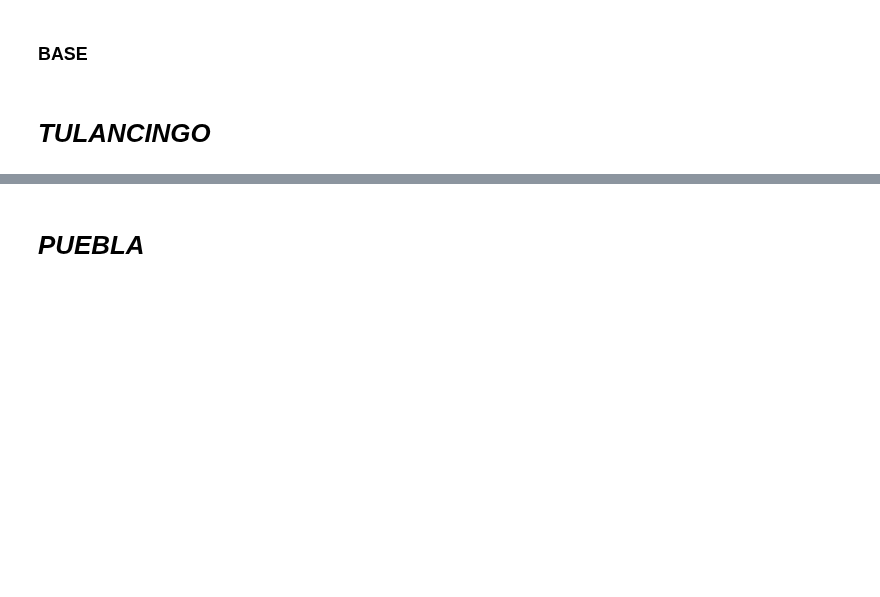
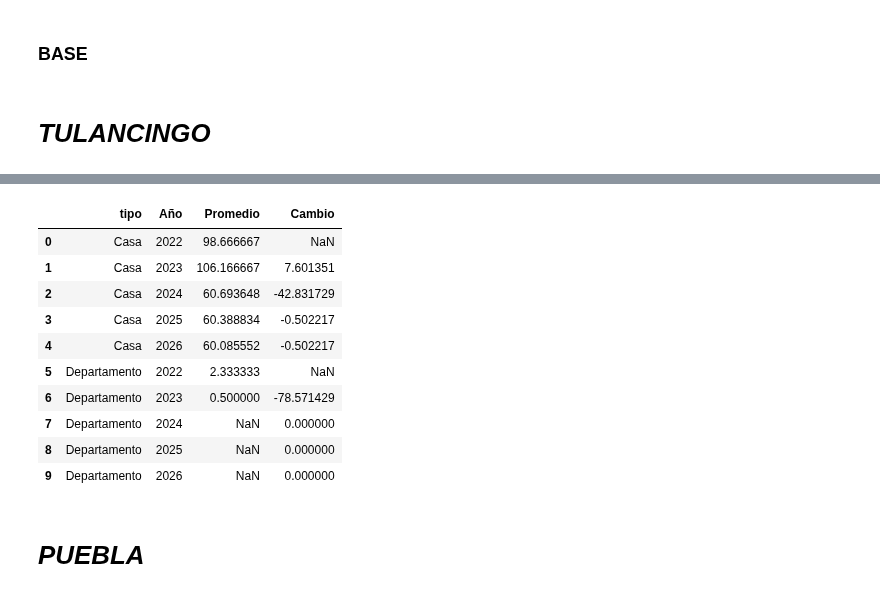
Before and after one commit to MiguelDWT4toCreativo/Datalpine, a Jupyter notebook: resources/jupyter/forecast_casasdept.ipynb, the cells around one changed output, grey strips where cells are left out. Drawn from its saved outputs; the diff is of its cells as text; code cells hidden in the pictures; blank space fills up the shorter version.

```diff
--- a/resources/jupyter/forecast_casasdept.ipynb
+++ b/resources/jupyter/forecast_casasdept.ipynb
@@ -62,0 +354,27 @@ print(dataframes_tulancingo)
+# %%
+# Lista de meses que queremos agregar
+meses_nuevos = ['Enero', 'Febrero', 'Marzo', 'Abril', 'Mayo', 'Junio', 'Julio', 'Agosto', 'Septiembre', 'Octubre', 'Noviembre', 'Diciembre']
+df = df_tulancingo
+# Promedios de cambio predefinidos
+promedio_cambio_casa = promedio_cambio_casa
+promedio_cambio_dept = promedio_cambio_dept
+
+# Itera sobre los nuevos meses y agrega los datos al DataFrame
+for año in range(2024, 2027):
+    for mes in meses_nuevos:
+        # Encuentra el último mes disponible en el año anterior
+        ultimo_mes_disponible = df[df['Año'] == año - 1]['Mes'].iloc[-1]
+
+        for tipo in df['tipo'].unique():
+            # Calcula los nuevos datos usando los promedios de cambio predefinidos
+            if tipo == 'Casa':
+                promedio_cambio_tipo = promedio_cambio_casa
+            else:
+                promedio_cambio_tipo = promedio_cambio_dept
+
+            ultimo_conteo = df[(df['tipo'] == tipo) & (df['Año'] == año - 1) & (df['Mes'] == ultimo_mes_disponible)]['Conteo'].iloc[-1]
+            nuevo_conteo = ultimo_conteo * (1 + promedio_cambio_tipo / 100)
+
+            # Actualiza el DataFrame con los nuevos datos
+            df = df.append({'tipo': tipo, 'Conteo': nuevo_conteo, 'Mes': mes, 'Año': año}, ignore_index=True)
+print(df)
@@ -62,0 +430,5 @@ print(dataframes_tulancingo)
+# %%
+df.drop(columns=['Cambio'], inplace=True)
+df_tulancingo = df.groupby(['tipo', 'Año'])['Conteo'].mean().reset_index()
+df_tulancingo.columns = ['tipo', 'Año', 'Promedio']
+df_tulancingo
@@ -62,0 +447,15 @@ print(dataframes_tulancingo)
+# %%
+df_tulancingo['Cambio'] = df_tulancingo.groupby('tipo')['Promedio'].pct_change() * 100
+df_tulancingo
+# %% [output]
+|  | tipo | Año | Promedio | Cambio |
+| 0 | Casa | 2022 | 98.666667 | NaN |
+| 1 | Casa | 2023 | 106.166667 | 7.601351 |
+| 2 | Casa | 2024 | 60.693648 | -42.831729 |
+| 3 | Casa | 2025 | 60.388834 | -0.502217 |
+| 4 | Casa | 2026 | 60.085552 | -0.502217 |
+| 5 | Departamento | 2022 | 2.333333 | NaN |
+| 6 | Departamento | 2023 | 0.500000 | -78.571429 |
+| 7 | Departamento | 2024 | NaN | 0.000000 |
+| 8 | Departamento | 2025 | NaN | 0.000000 |
+| 9 | Departamento | 2026 | NaN | 0.000000 |
```
Also changed, not shown: parts of 16 cells of this notebook, 2 other files.
